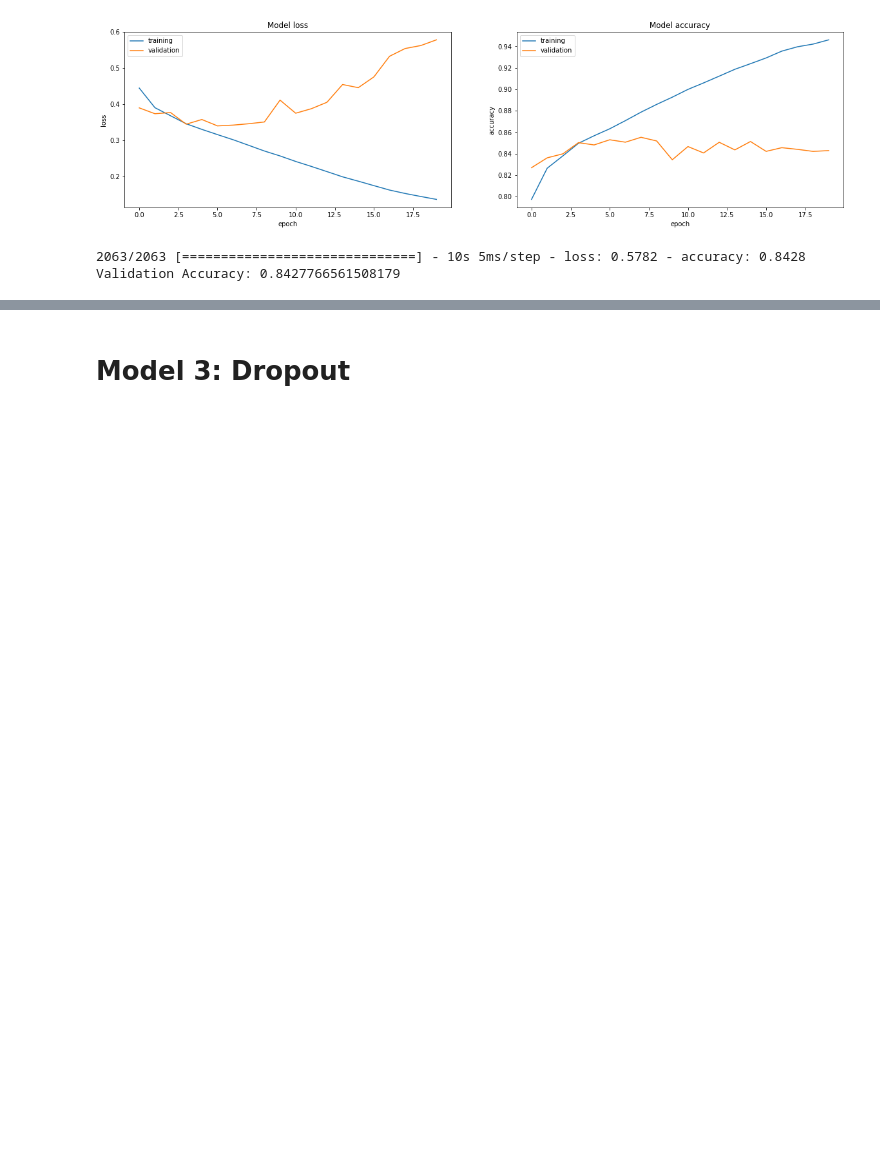
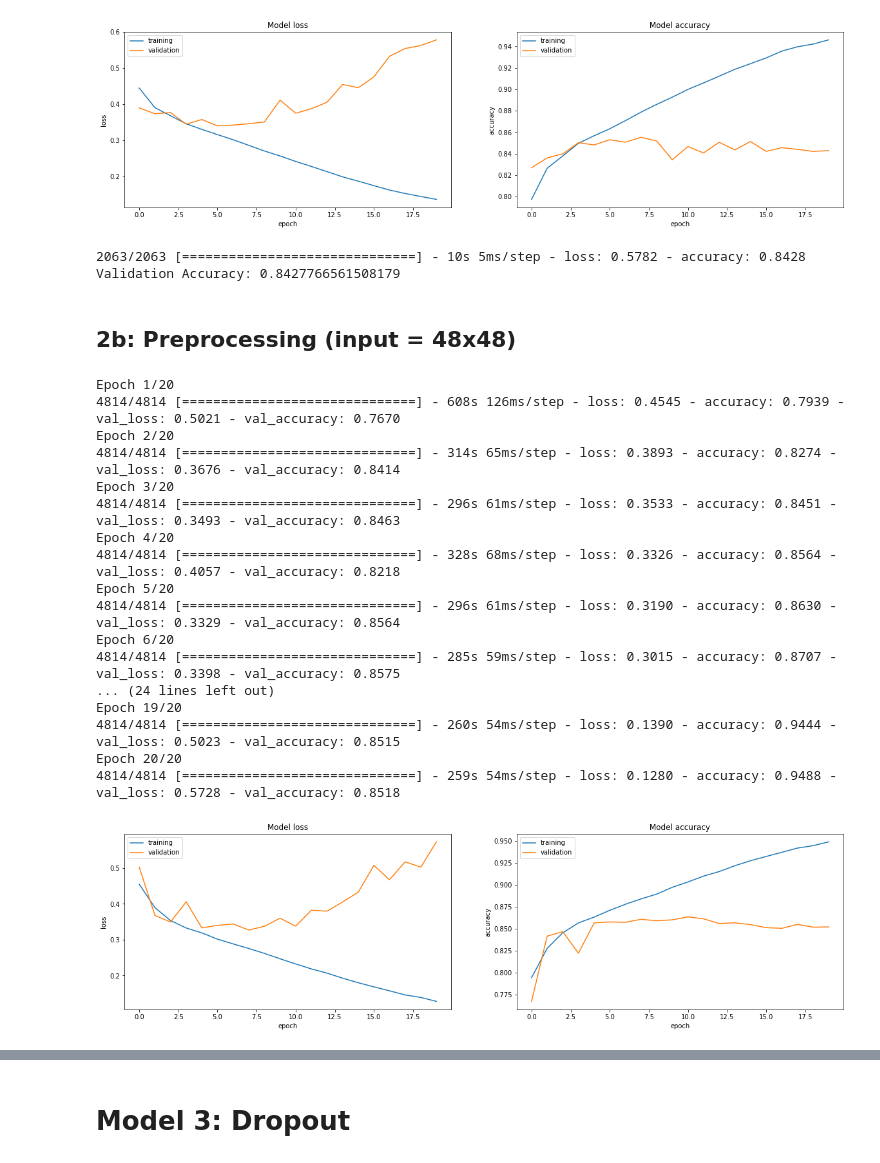
Before and after one commit to timmooren/hcd, a Jupyter notebook: code/hispa_cancer_detection.ipynb, the cells around one changed output, grey strips where cells are left out. Saved outputs shown, nothing was run; the diff lists cells and outputs as text; code cells hidden in the pictures; blank space fills up the shorter version.

```diff
--- a/code/hispa_cancer_detection.ipynb
+++ b/code/hispa_cancer_detection.ipynb
@@ -270,3 +283,36 @@ Epoch 20/20
 [figure]
 2063/2063 [==============================] - 10s 5ms/step - loss: 0.5782 - accuracy: 0.8428
 Validation Accuracy: 0.8427766561508179
+# %% [markdown]
+## 2b: Preprocessing (input = 48x48)
+# %%
+model = models.Sequential()
+model.add(layers.Conv2D(32, (3, 3), activation='relu', padding='same', input_shape=(48, 48, 3)))
+model.add(layers.MaxPooling2D((2, 2)))
+model.add(layers.Conv2D(64, (3, 3), activation='relu', padding='same'))
+model.add(layers.MaxPooling2D((2, 2)))
+
+model.add(layers.Flatten())
+model.add(layers.Dense(64, activation='relu'))
+model.add(layers.Dense(2, activation='softmax'))
+
+train_and_evaluate(model, train_images, train_labels, val_images, val_labels, preprocess={'featurewise_center': True, 'featurewise_std_normalization': True})
+# %% [output]
+Epoch 1/20
+4814/4814 [==============================] - 608s 126ms/step - loss: 0.4545 - accuracy: 0.7939 - val_loss: 0.5021 - val_accuracy: 0.7670
+Epoch 2/20
+4814/4814 [==============================] - 314s 65ms/step - loss: 0.3893 - accuracy: 0.8274 - val_loss: 0.3676 - val_accuracy: 0.8414
+Epoch 3/20
+4814/4814 [==============================] - 296s 61ms/step - loss: 0.3533 - accuracy: 0.8451 - val_loss: 0.3493 - val_accuracy: 0.8463
+Epoch 4/20
+4814/4814 [==============================] - 328s 68ms/step - loss: 0.3326 - accuracy: 0.8564 - val_loss: 0.4057 - val_accuracy: 0.8218
+Epoch 5/20
+4814/4814 [==============================] - 296s 61ms/step - loss: 0.3190 - accuracy: 0.8630 - val_loss: 0.3329 - val_accuracy: 0.8564
+Epoch 6/20
+4814/4814 [==============================] - 285s 59ms/step - loss: 0.3015 - accuracy: 0.8707 - val_loss: 0.3398 - val_accuracy: 0.8575
+... (24 lines left out)
+Epoch 19/20
+4814/4814 [==============================] - 260s 54ms/step - loss: 0.1390 - accuracy: 0.9444 - val_loss: 0.5023 - val_accuracy: 0.8515
+Epoch 20/20
+4814/4814 [==============================] - 259s 54ms/step - loss: 0.1280 - accuracy: 0.9488 - val_loss: 0.5728 - val_accuracy: 0.8518
+[figure, added]
```
Also changed, not shown: parts of 64 cells of this notebook.
